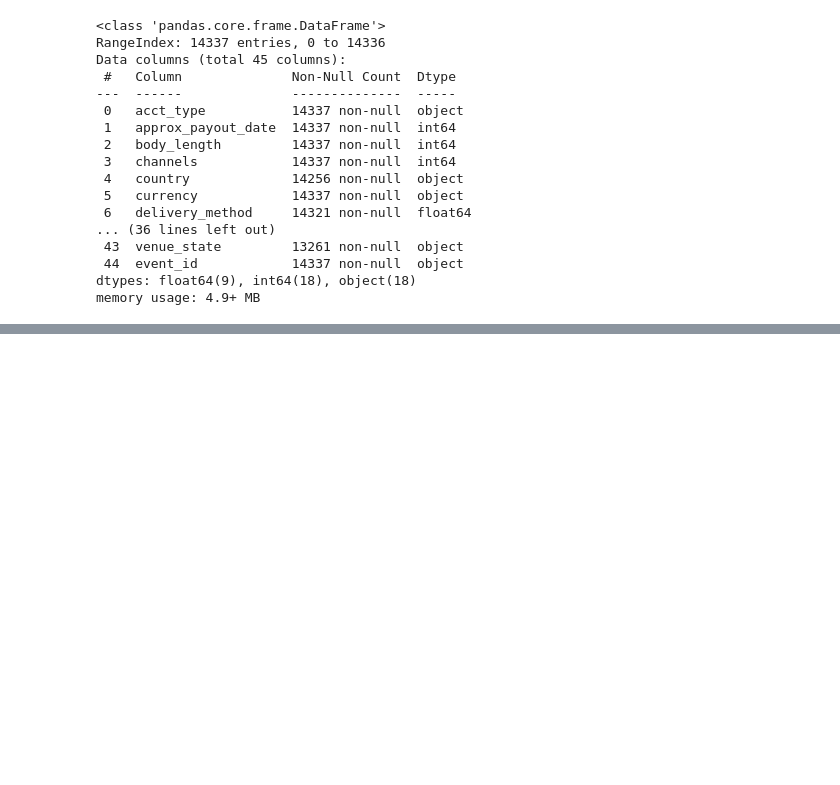
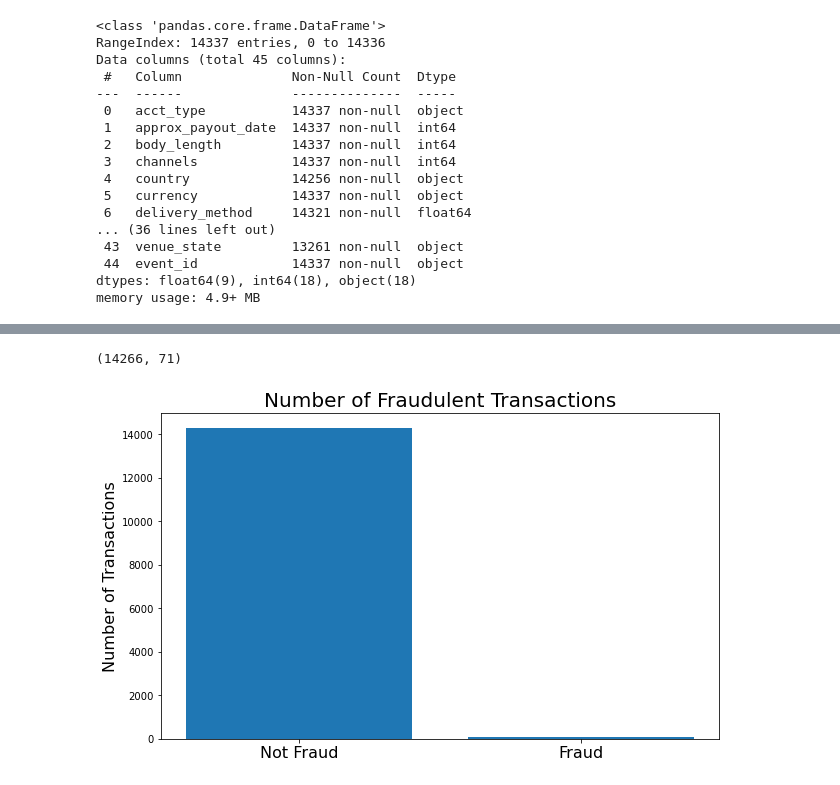
Before and after one commit to gverploeg/Fraud_Detection-, a Jupyter notebook: Sams-notebook.ipynb, the cells around one changed output, grey strips where cells are left out. Cells and saved outputs as stored; diff of their text form; code cells hidden in the pictures; blank space fills up the shorter version.

Commit message:
add images

```diff
--- a/Sams-notebook.ipynb
+++ b/Sams-notebook.ipynb
@@ -86,0 +89,2 @@ memory usage: 4.9+ MB
+# %%
+df1 = pd.read_csv('data/final_columns.csv')
@@ -86,0 +101,16 @@ memory usage: 4.9+ MB
+# %%
+y = df1['is_fr'].value_counts()
+y[0], y[1]
+# %% [output]
+(14266, 71)
+# %%
+x=['Not Fraud', 'Fraud']
+y = df1['is_fr'].value_counts()
+y = [y[0], y[1]]
+fig, ax = plt.subplots(figsize=(10,6))
+ax.bar(x,y)
+ax.set_title('Number of Fraudulent Transactions', fontsize=20)
+ax.set_ylabel('Number of Transactions', fontsize=16)
+ax.set_xticklabels(labels=x, fontsize=16);
+# %% [output]
+[figure, added]
```
Also changed, not shown: parts of 2 cells of this notebook, 2 other files.
